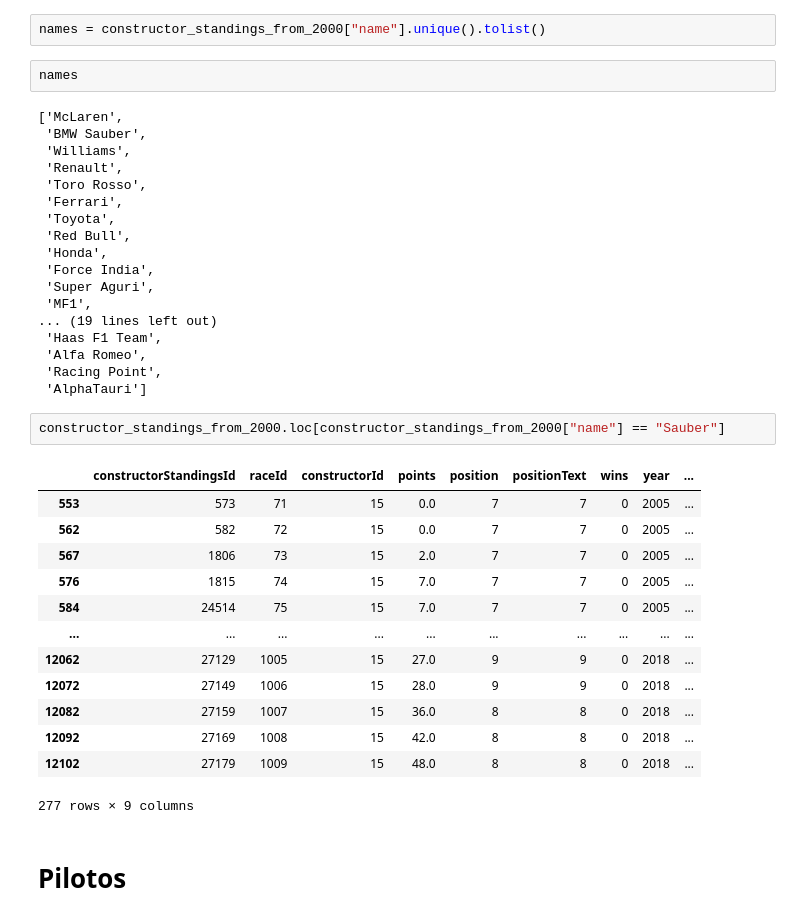
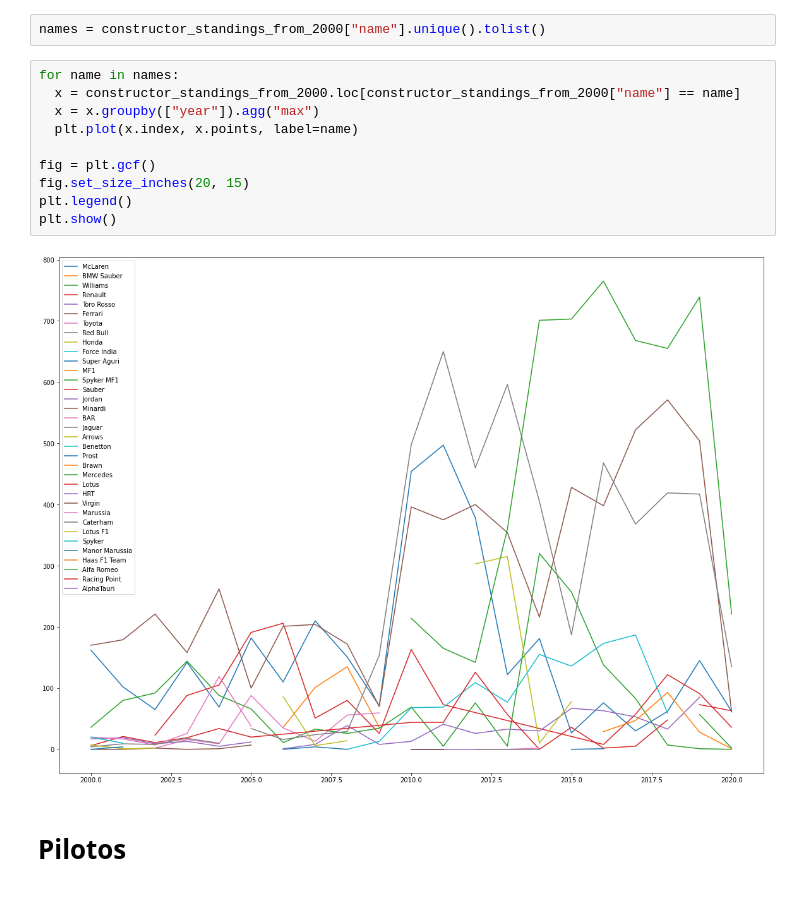
Before and after one commit to cdbm/F1DataAnalysis, a Jupyter notebook: data.ipynb, the cells around one changed output. Cells and saved outputs as stored; diff of their text form.

```diff
--- a/data.ipynb
+++ b/data.ipynb
@@ -312,42 +307,18 @@ constructor_standings_from_2000.head()
 | 4 | 5 | 18 | 5 | 2.0 | 5 | 5 | 0 | 2008 | ... |
 # %%
 names = constructor_standings_from_2000["name"].unique().tolist()
-# %%
-names
-# %% [output]
-['McLaren',
- 'BMW Sauber',
- 'Williams',
- 'Renault',
- 'Toro Rosso',
- 'Ferrari',
- 'Toyota',
- 'Red Bull',
- 'Honda',
- 'Force India',
- 'Super Aguri',
- 'MF1',
-... (19 lines left out)
- 'Haas F1 Team',
- 'Alfa Romeo',
- 'Racing Point',
- 'AlphaTauri']
-# %%
-constructor_standings_from_2000.loc[constructor_standings_from_2000["name"] == "Sauber"]
-# %% [output]
-|  | constructorStandingsId | raceId | constructorId | points | position | positionText | wins | year | ... |
-| 553 | 573 | 71 | 15 | 0.0 | 7 | 7 | 0 | 2005 | ... |
-| 562 | 582 | 72 | 15 | 0.0 | 7 | 7 | 0 | 2005 | ... |
-| 567 | 1806 | 73 | 15 | 2.0 | 7 | 7 | 0 | 2005 | ... |
-| 576 | 1815 | 74 | 15 | 7.0 | 7 | 7 | 0 | 2005 | ... |
-| 584 | 24514 | 75 | 15 | 7.0 | 7 | 7 | 0 | 2005 | ... |
-| ... | ... | ... | ... | ... | ... | ... | ... | ... | ... |
-| 12062 | 27129 | 1005 | 15 | 27.0 | 9 | 9 | 0 | 2018 | ... |
-| 12072 | 27149 | 1006 | 15 | 28.0 | 9 | 9 | 0 | 2018 | ... |
-| 12082 | 27159 | 1007 | 15 | 36.0 | 8 | 8 | 0 | 2018 | ... |
-| 12092 | 27169 | 1008 | 15 | 42.0 | 8 | 8 | 0 | 2018 | ... |
-| 12102 | 27179 | 1009 | 15 | 48.0 | 8 | 8 | 0 | 2018 | ... |
-277 rows × 9 columns
+# %%
+for name in names:
+  x = constructor_standings_from_2000.loc[constructor_standings_from_2000["name"] == name]
+  x = x.groupby(["year"]).agg("max")
+  plt.plot(x.index, x.points, label=name)
+
+fig = plt.gcf()
+fig.set_size_inches(20, 15)
+plt.legend()
+plt.show()
+# %% [output]
+[figure, added]
 # %% [markdown]
 # Pilotos
 # %%
```
Also changed, not shown: parts of 1 cell of this notebook.
